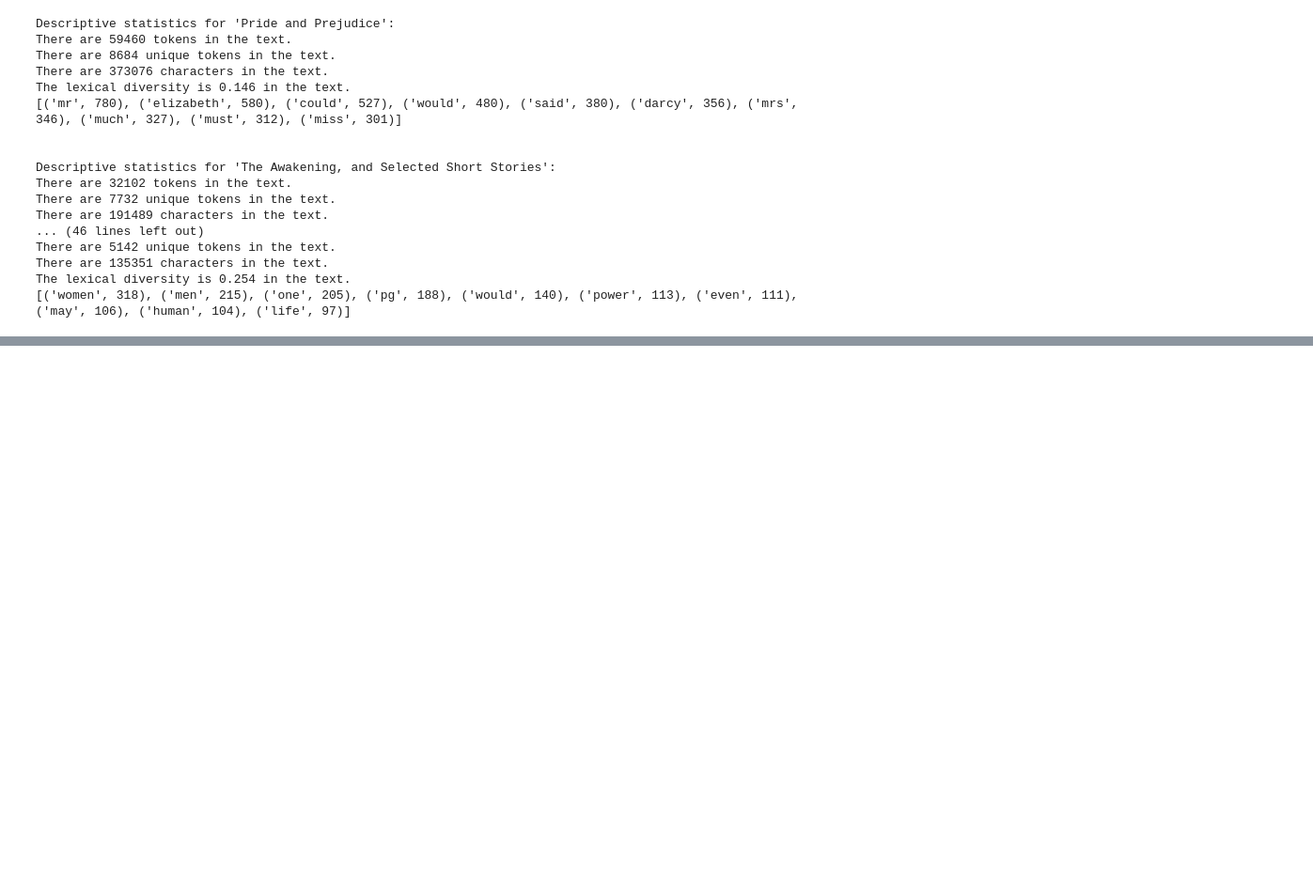
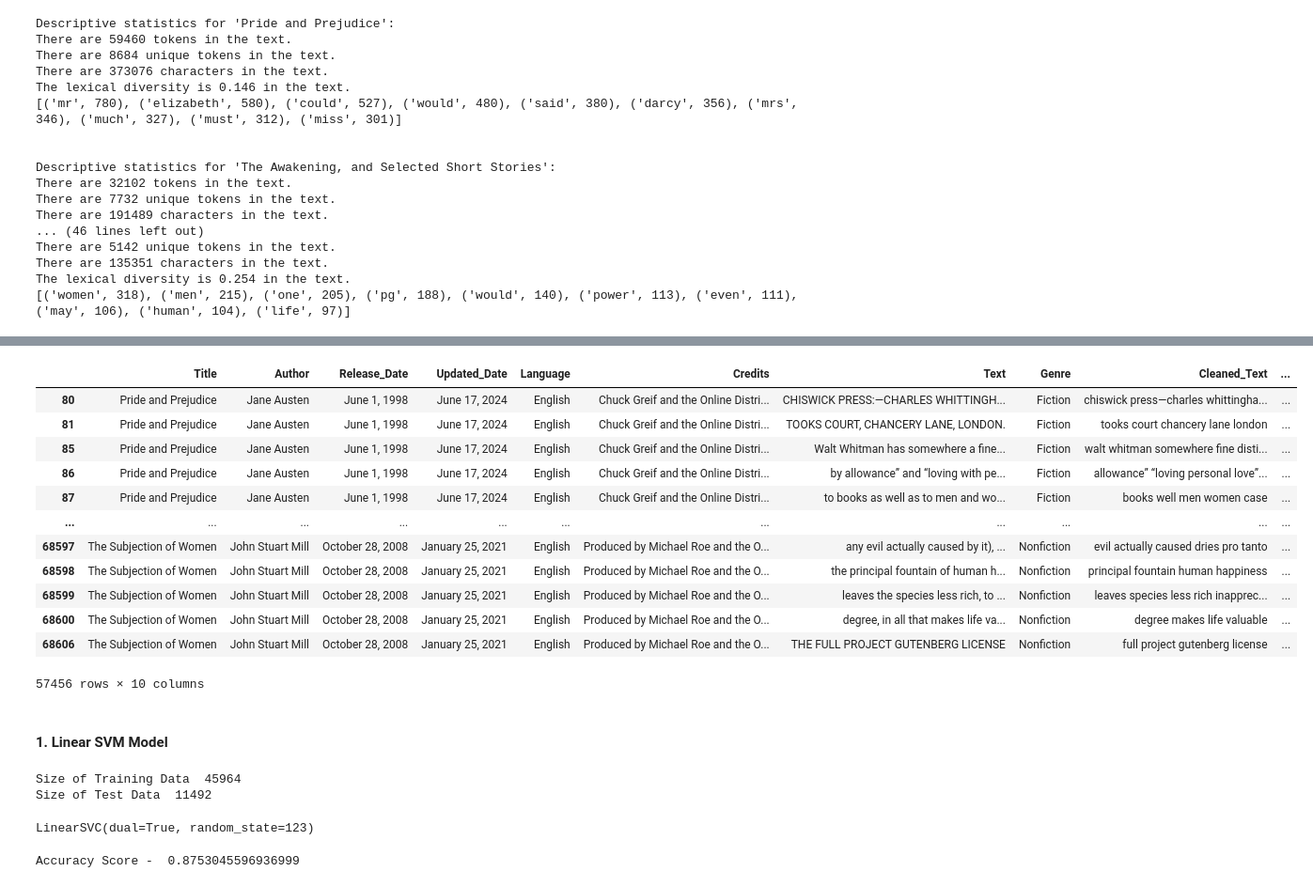
Before and after one commit to lvandine44/ADS509-FinalProject, a Jupyter notebook: LiteraryAnalysisTextMining.ipynb, the cells around one changed output, grey strips where cells are left out. Shown: that part at 94% size. Cells and saved outputs as stored; diff of their text form; code cells hidden in the pictures; blank space fills up the shorter version.

Commit message:
classification and topic modeling

```diff
--- a/LiteraryAnalysisTextMining.ipynb
+++ b/LiteraryAnalysisTextMining.ipynb
@@ -318,0 +329,15 @@ The lexical diversity is 0.254 in the text.
+# %%
+# Split text up by paragraphs (\n)
+books_expanded = books.assign(Text=books['Text'].str.split('\n')).explode('Text').reset_index(drop=True)
+
+# Drop irrelevant columns
+books_expanded = books_expanded.drop(columns=['Cleaned_Text', 'Tokens'])
+
+# Remove rows where the Text column doesn't have at least 5 words
+books_filtered = books_expanded[books_expanded['Text'].str.split().str.len() >= 5]
+# %%
+# Cleans Text
+books_filtered['Cleaned_Text'] = books_filtered['Text'].apply(pipeline)
+
+# Tokenizes Text
+books_filtered['Tokens'] = books_filtered['Cleaned_Text'].apply(tokenize)
@@ -318,0 +355,31 @@ The lexical diversity is 0.254 in the text.
+# %%
+books_filtered
+# %% [output]
+|  | Title | Author | Release_Date | Updated_Date | Language | Credits | Text | Genre | Cleaned_Text | ... |
+| 80 | Pride and Prejudice | Jane Austen | June 1, 1998 | June 17, 2024 | English | Chuck Greif and the Online Distri... | CHISWICK PRESS:—CHARLES WHITTINGH... | Fiction | chiswick press—charles whittingha... | ... |
+| 81 | Pride and Prejudice | Jane Austen | June 1, 1998 | June 17, 2024 | English | Chuck Greif and the Online Distri... | TOOKS COURT, CHANCERY LANE, LONDON. | Fiction | tooks court chancery lane london | ... |
+| 85 | Pride and Prejudice | Jane Austen | June 1, 1998 | June 17, 2024 | English | Chuck Greif and the Online Distri... | Walt Whitman has somewhere a fine... | Fiction | walt whitman somewhere fine disti... | ... |
+| 86 | Pride and Prejudice | Jane Austen | June 1, 1998 | June 17, 2024 | English | Chuck Greif and the Online Distri... | by allowance” and “loving with pe... | Fiction | allowance” “loving personal love”... | ... |
+| 87 | Pride and Prejudice | Jane Austen | June 1, 1998 | June 17, 2024 | English | Chuck Greif and the Online Distri... | to books as well as to men and wo... | Fiction | books well men women case | ... |
+| ... | ... | ... | ... | ... | ... | ... | ... | ... | ... | ... |
+| 68597 | The Subjection of Women | John Stuart Mill | October 28, 2008 | January 25, 2021 | English | Produced by Michael Roe and the O... | any evil actually caused by it), ... | Nonfiction | evil actually caused dries pro tanto | ... |
+| 68598 | The Subjection of Women | John Stuart Mill | October 28, 2008 | January 25, 2021 | English | Produced by Michael Roe and the O... | the principal fountain of human h... | Nonfiction | principal fountain human happiness | ... |
+| 68599 | The Subjection of Women | John Stuart Mill | October 28, 2008 | January 25, 2021 | English | Produced by Michael Roe and the O... | leaves the species less rich, to ... | Nonfiction | leaves species less rich inapprec... | ... |
+| 68600 | The Subjection of Women | John Stuart Mill | October 28, 2008 | January 25, 2021 | English | Produced by Michael Roe and the O... | degree, in all that makes life va... | Nonfiction | degree makes life valuable | ... |
+| 68606 | The Subjection of Women | John Stuart Mill | October 28, 2008 | January 25, 2021 | English | Produced by Michael Roe and the O... | THE FULL PROJECT GUTENBERG LICENSE | Nonfiction | full project gutenberg license | ... |
+57456 rows × 10 columns
+# %% [markdown]
+#### 1. Linear SVM Model
+# %%
+# 80/20 Split
+X_train, X_test, Y_train, Y_test = train_test_split(books_filtered['Text'],
+                                                    books_filtered['Genre'],
+                                                    test_size=0.2,
+                                                    random_state=123,
+                                                    stratify=books_filtered['Genre'])
+
+print('Size of Training Data ', X_train.shape[0])
+print('Size of Test Data ', X_test.shape[0])
+# %% [output]
+Size of Training Data  45964
+Size of Test Data  11492
@@ -318,0 +391,12 @@ The lexical diversity is 0.254 in the text.
+# %%
+# Fit SVM Model
+model = LinearSVC(random_state=123, dual=True)
+model.fit(X_train_tf, Y_train)
+# %% [output]
+LinearSVC(dual=True, random_state=123)
+# %%
+# Classify Test Data
+Y_pred = model.predict(X_test_tf)
+print('Accuracy Score - ', accuracy_score(Y_test, Y_pred))
+# %% [output]
+Accuracy Score -  0.8753045596936999
```
Also changed, not shown: parts of 20 cells of this notebook, 8 other files.
